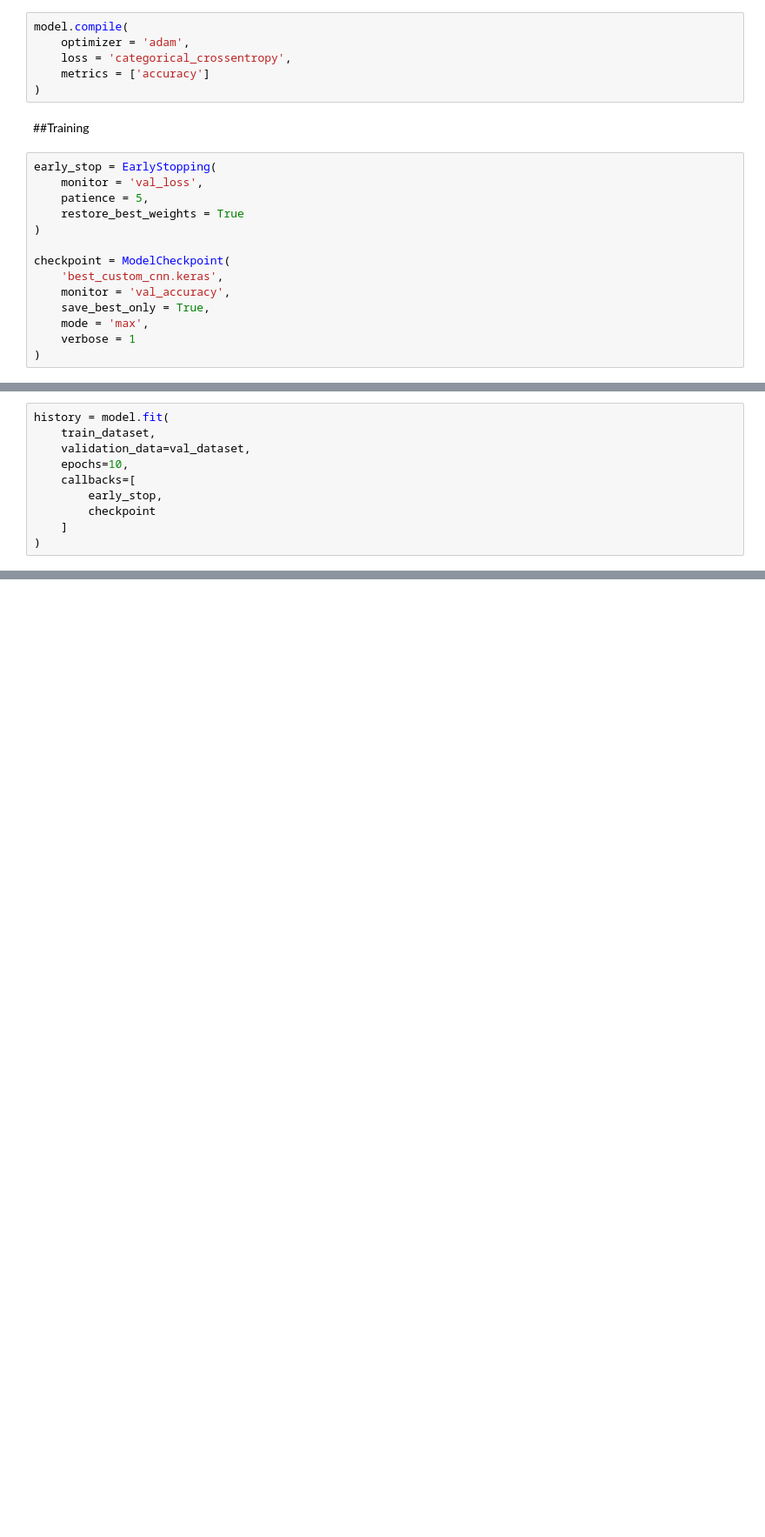
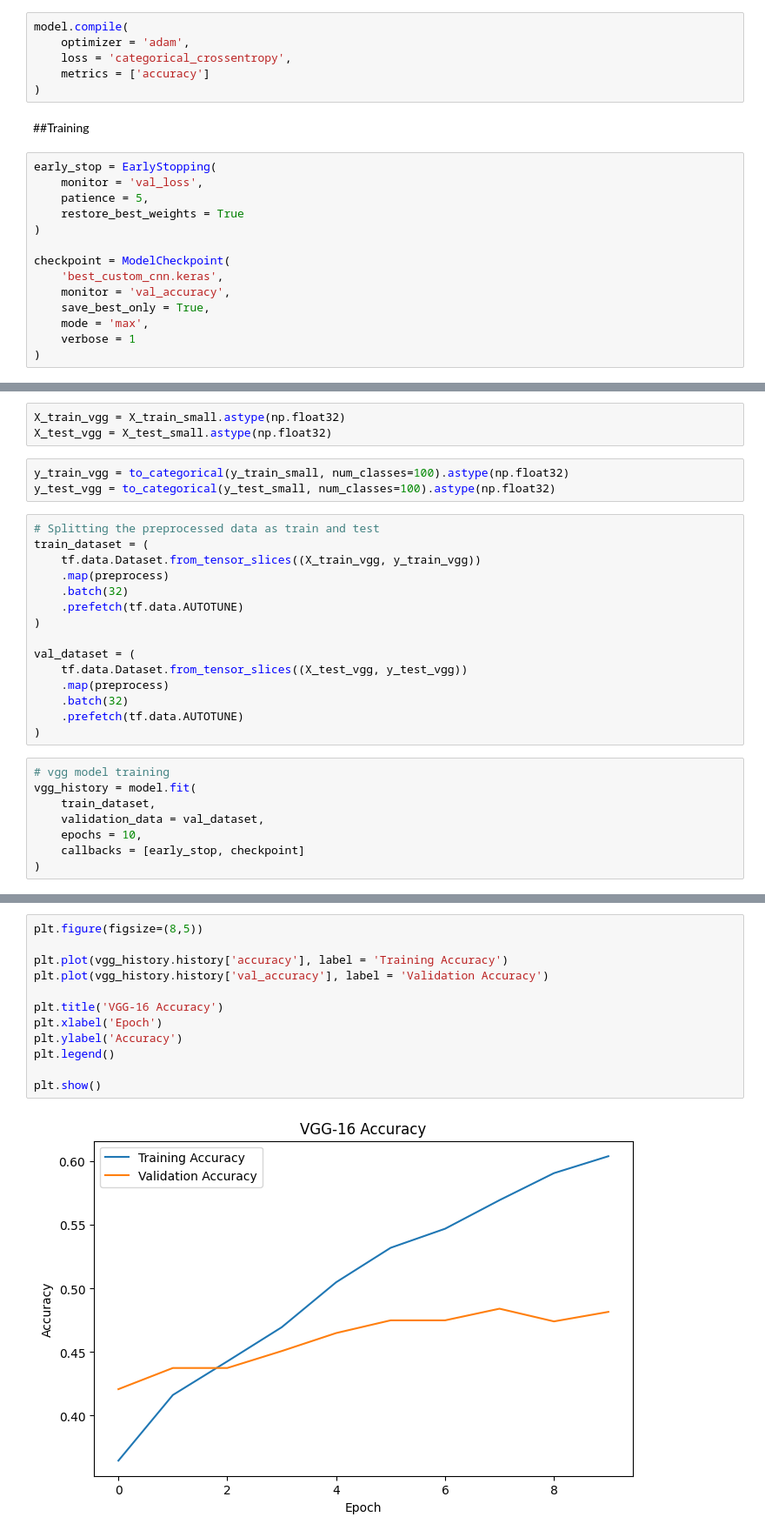
Before and after one commit to Devadeth-cmyk/ICT-Assignment-and-Assessment, a Jupyter notebook: CV_CIFAR_100.ipynb, the cells around one changed output, grey strips where cells are left out. Shown at 87% size. Drawn from its saved outputs; the diff is of its cells as text; blank space fills up the shorter version.

```diff
--- a/CV_CIFAR_100.ipynb
+++ b/CV_CIFAR_100.ipynb
@@ -316,10 +338,29 @@ val_dataset = (
+# %%
+X_train_vgg = X_train_small.astype(np.float32)
+X_test_vgg = X_test_small.astype(np.float32)
+# %%
+y_train_vgg = to_categorical(y_train_small, num_classes=100).astype(np.float32)
+y_test_vgg = to_categorical(y_test_small, num_classes=100).astype(np.float32)
+# %%
+# Splitting the preprocessed data as train and test
+train_dataset = (
+    tf.data.Dataset.from_tensor_slices((X_train_vgg, y_train_vgg))
+    .map(preprocess)
+    .batch(32)
+    .prefetch(tf.data.AUTOTUNE)
+)
+
+val_dataset = (
+    tf.data.Dataset.from_tensor_slices((X_test_vgg, y_test_vgg))
+    .map(preprocess)
+    .batch(32)
+    .prefetch(tf.data.AUTOTUNE)
+)
 # %%
-history = model.fit(
+# vgg model training
+vgg_history = model.fit(
     train_dataset,
-    validation_data=val_dataset,
-    epochs=10,
-    callbacks=[
-        early_stop,
-        checkpoint
-    ]
+    validation_data = val_dataset,
+    epochs = 10,
+    callbacks = [early_stop, checkpoint]
 )
@@ -330,0 +396,14 @@ print("Test Accuracy:", accuracy)
+# %%
+plt.figure(figsize=(8,5))
+
+plt.plot(vgg_history.history['accuracy'], label = 'Training Accuracy')
+plt.plot(vgg_history.history['val_accuracy'], label = 'Validation Accuracy')
+
+plt.title('VGG-16 Accuracy')
+plt.xlabel('Epoch')
+plt.ylabel('Accuracy')
+plt.legend()
+
+plt.show()
+# %% [output]
+[figure, added]
```
Also changed, not shown: parts of 30 cells of this notebook.
